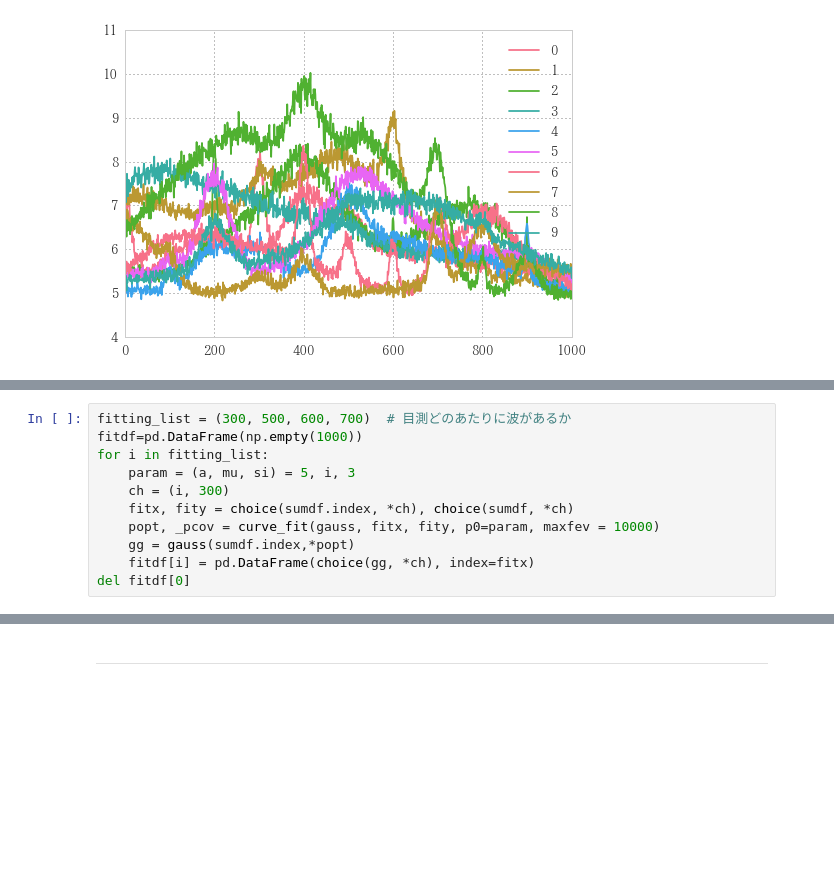
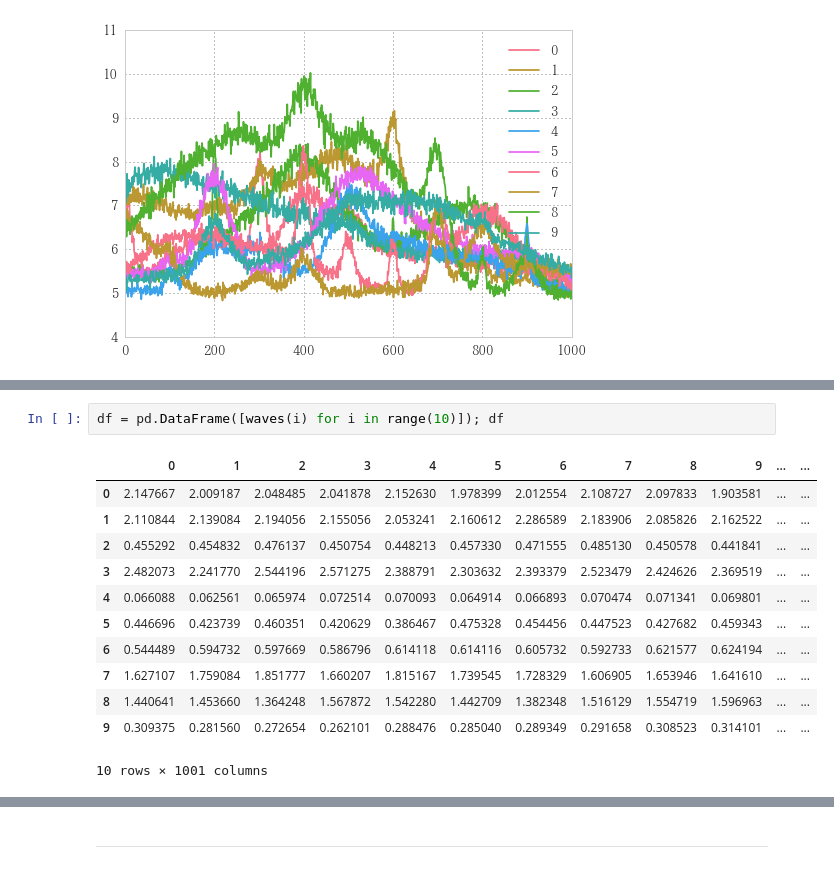
Before and after one commit to u1and0/SAtraceFit, a Jupyter notebook: fit_lab/fit_lab.ipynb, the cells around one changed output, grey strips where cells are left out. Saved outputs shown, nothing was run; the diff lists cells and outputs as text; blank space fills up the shorter version.

```diff
--- a/fit_lab/fit_lab.ipynb
+++ b/fit_lab/fit_lab.ipynb
@@ -447,11 +464,0 @@ TypeError: ("<lambda>() missing 3 required positional arguments: 'mu', 'si', and
-# %%
-fitting_list = (300, 500, 600, 700)  # 目測どのあたりに波があるか
-fitdf=pd.DataFrame(np.empty(1000))
-for i in fitting_list:
-    param = (a, mu, si) = 5, i, 3
-    ch = (i, 300)
-    fitx, fity = choice(sumdf.index, *ch), choice(sumdf, *ch)
-    popt, _pcov = curve_fit(gauss, fitx, fity, p0=param, maxfev = 10000)
-    gg = gauss(sumdf.index,*popt)
-    fitdf[i] = pd.DataFrame(choice(gg, *ch), index=fitx)
-del fitdf[0]
@@ -488,0 +585,15 @@ Bfit
+# %%
+df = pd.DataFrame([waves(i) for i in range(10)]); df
+# %% [output]
+|  | 0 | 1 | 2 | 3 | 4 | 5 | 6 | 7 | 8 | 9 | ... | ... |
+| 0 | 2.147667 | 2.009187 | 2.048485 | 2.041878 | 2.152630 | 1.978399 | 2.012554 | 2.108727 | 2.097833 | 1.903581 | ... | ... |
+| 1 | 2.110844 | 2.139084 | 2.194056 | 2.155056 | 2.053241 | 2.160612 | 2.286589 | 2.183906 | 2.085826 | 2.162522 | ... | ... |
+| 2 | 0.455292 | 0.454832 | 0.476137 | 0.450754 | 0.448213 | 0.457330 | 0.471555 | 0.485130 | 0.450578 | 0.441841 | ... | ... |
+| 3 | 2.482073 | 2.241770 | 2.544196 | 2.571275 | 2.388791 | 2.303632 | 2.393379 | 2.523479 | 2.424626 | 2.369519 | ... | ... |
+| 4 | 0.066088 | 0.062561 | 0.065974 | 0.072514 | 0.070093 | 0.064914 | 0.066893 | 0.070474 | 0.071341 | 0.069801 | ... | ... |
+| 5 | 0.446696 | 0.423739 | 0.460351 | 0.420629 | 0.386467 | 0.475328 | 0.454456 | 0.447523 | 0.427682 | 0.459343 | ... | ... |
+| 6 | 0.544489 | 0.594732 | 0.597669 | 0.586796 | 0.614118 | 0.614116 | 0.605732 | 0.592733 | 0.621577 | 0.624194 | ... | ... |
+| 7 | 1.627107 | 1.759084 | 1.851777 | 1.660207 | 1.815167 | 1.739545 | 1.728329 | 1.606905 | 1.653946 | 1.641610 | ... | ... |
+| 8 | 1.440641 | 1.453660 | 1.364248 | 1.567872 | 1.542280 | 1.442709 | 1.382348 | 1.516129 | 1.554719 | 1.596963 | ... | ... |
+| 9 | 0.309375 | 0.281560 | 0.272654 | 0.262101 | 0.288476 | 0.285040 | 0.289349 | 0.291658 | 0.308523 | 0.314101 | ... | ... |
+10 rows × 1001 columns
```
Also changed, not shown: parts of 46 cells of this notebook, 27 other files.
